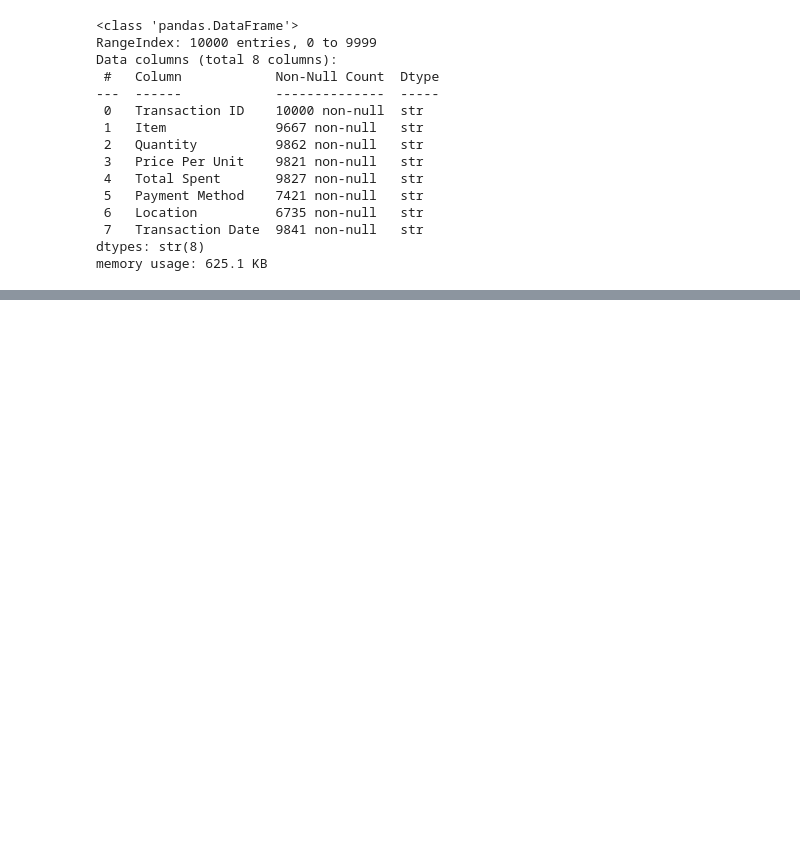
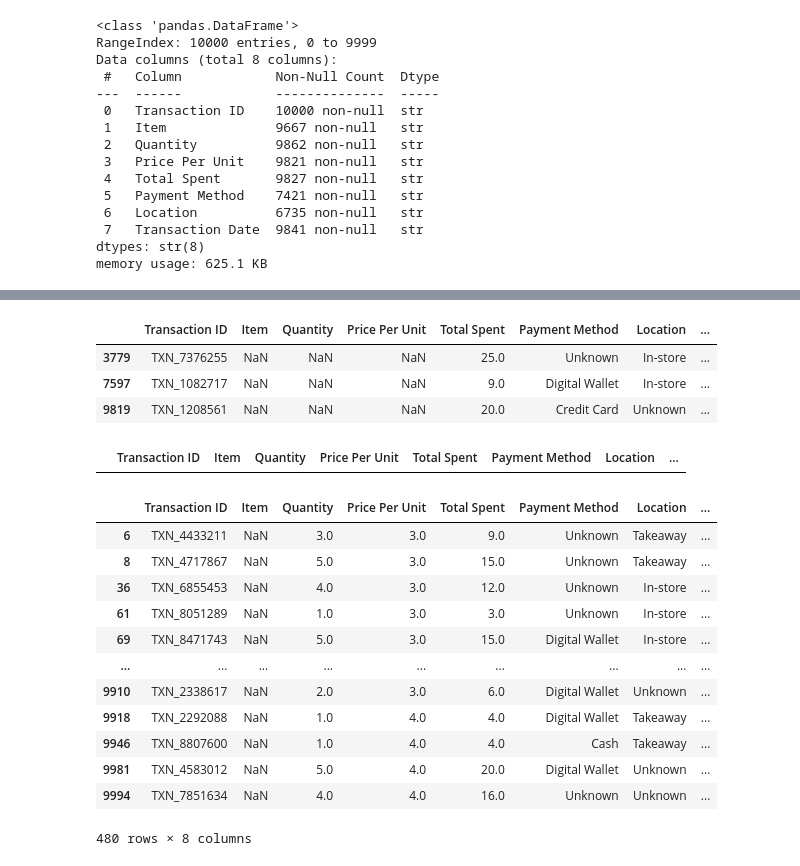
Before and after one commit to hetnarowiczbeata/PYTHON_PANDAS_JUPYTERNOTEBOOK_CafeSalesDataCleaningAndAnalysis, a Jupyter notebook: CafeSalesDataCleaning.ipynb, the cells around one changed output, grey strips where cells are left out. Drawn from its saved outputs; the diff is of its cells as text; code cells hidden in the pictures; blank space fills up the shorter version.

```diff
--- a/CafeSalesDataCleaning.ipynb
+++ b/CafeSalesDataCleaning.ipynb
@@ -42,0 +249,37 @@ memory usage: 625.1 KB
+# %%
+df['Price Per Unit']=pd.to_numeric(df['Price Per Unit'], errors='coerce') # Converting 'Price Per Unit' to numeric type to enable calculations
+df['Quantity']=pd.to_numeric(df['Quantity'], errors='coerce' ) # Converting 'Quantity' to numeric type to enable calculations
+df['Total Spent']=pd.to_numeric(df['Total Spent'], errors='coerce') # Converting 'Total Spent' to numeric type to enable calculations
+# %%
+df['Total Spent']=df['Total Spent'].fillna(df['Quantity']*df['Price Per Unit']) #Calculating 'Total Spent' for rows where it is missing using 'Quantity' and 'Price Per Unit'
+# %%
+df[(df['Total Spent'].notna())&(df['Quantity'].isna() | df['Price Per Unit'].isna())] # Checking if there are any rows where 'Total Spent' is present but 'Quantity' or 'Price Per Unit' is missing, which would indicate that 'Total Spent' cannot be calculated for those rows
+# %% [output]
+|  | Transaction ID | Item | Quantity | Price Per Unit | Total Spent | Payment Method | Location | ... |
+| 3779 | TXN_7376255 | NaN | NaN | NaN | 25.0 | Unknown | In-store | ... |
+| 7597 | TXN_1082717 | NaN | NaN | NaN | 9.0 | Digital Wallet | In-store | ... |
+| 9819 | TXN_1208561 | NaN | NaN | NaN | 20.0 | Credit Card | Unknown | ... |
+# %%
+df['Quantity']=df['Quantity'].fillna(df['Total Spent']/df['Price Per Unit']) # Calculating 'Quantity' for rows where it is missing using 'Total Spent' and 'Price Per Unit'
+# %%
+df['Price Per Unit']=df['Price Per Unit'].fillna(df['Total Spent']/df['Quantity']) # Calculating 'Price Per Unit' for rows where it is missing using 'Total Spent' and 'Quantity'
+# %%
+df[df['Transaction ID'].duplicated(keep=False)] # Checking for duplicate 'Transaction ID' values to identify potential duplicate rows in the dataset
+# %% [output]
+|  | Transaction ID | Item | Quantity | Price Per Unit | Total Spent | Payment Method | Location | ... |
+# %%
+df[df['Item'].isna()] #Checking what left
+# %% [output]
+|  | Transaction ID | Item | Quantity | Price Per Unit | Total Spent | Payment Method | Location | ... |
+| 6 | TXN_4433211 | NaN | 3.0 | 3.0 | 9.0 | Unknown | Takeaway | ... |
+| 8 | TXN_4717867 | NaN | 5.0 | 3.0 | 15.0 | Unknown | Takeaway | ... |
+| 36 | TXN_6855453 | NaN | 4.0 | 3.0 | 12.0 | Unknown | In-store | ... |
+| 61 | TXN_8051289 | NaN | 1.0 | 3.0 | 3.0 | Unknown | In-store | ... |
+| 69 | TXN_8471743 | NaN | 5.0 | 3.0 | 15.0 | Digital Wallet | In-store | ... |
+| ... | ... | ... | ... | ... | ... | ... | ... | ... |
+| 9910 | TXN_2338617 | NaN | 2.0 | 3.0 | 6.0 | Digital Wallet | Unknown | ... |
+| 9918 | TXN_2292088 | NaN | 1.0 | 4.0 | 4.0 | Digital Wallet | Takeaway | ... |
+| 9946 | TXN_8807600 | NaN | 1.0 | 4.0 | 4.0 | Cash | Takeaway | ... |
+| 9981 | TXN_4583012 | NaN | 5.0 | 4.0 | 20.0 | Digital Wallet | Unknown | ... |
+| 9994 | TXN_7851634 | NaN | 4.0 | 4.0 | 16.0 | Unknown | Unknown | ... |
+480 rows × 8 columns
```
Also changed, not shown: parts of 27 cells of this notebook.
